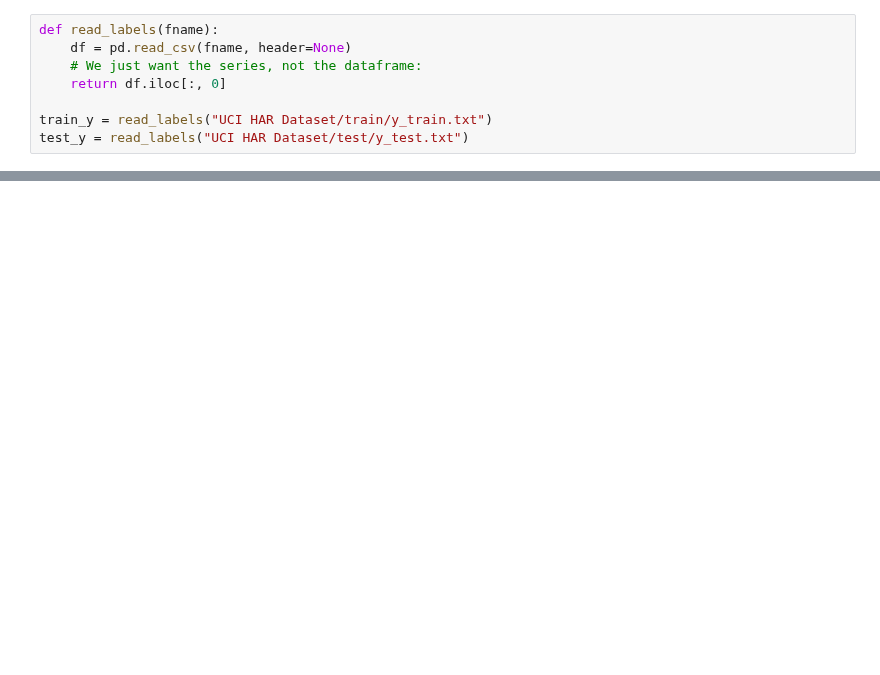
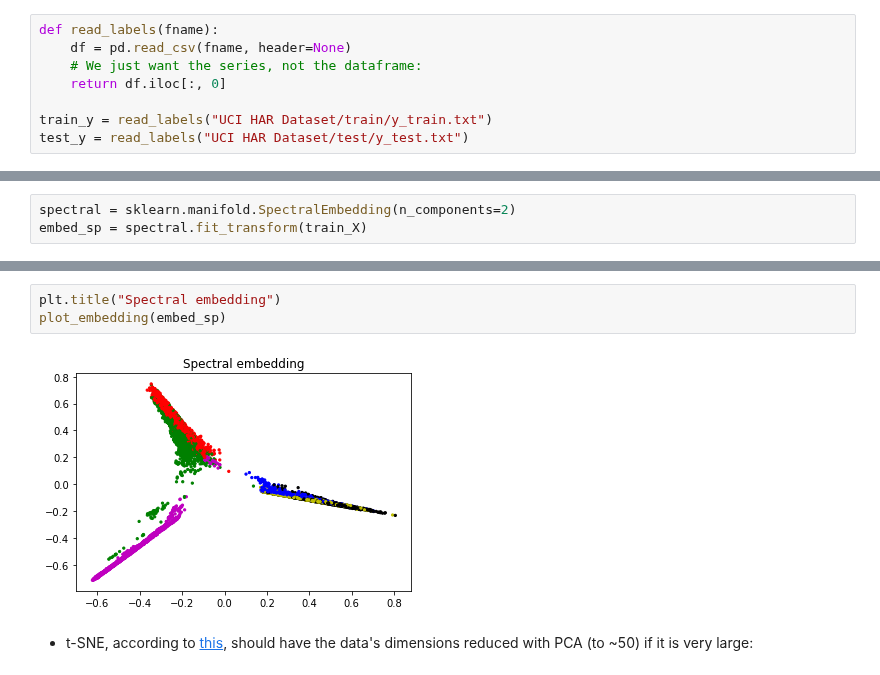
Before and after one commit to Hodapp87/yazabi-tensorflow-classification-test, a Jupyter notebook: Yazabi - TensorFlow skills test (classification).ipynb, the cells around one changed output, grey strips where cells are left out. Cells and saved outputs as stored; diff of their text form; blank space fills up the shorter version.

```diff
--- a/Yazabi - TensorFlow skills test (classification).ipynb
+++ b/Yazabi - TensorFlow skills test (classification).ipynb
@@ -77,0 +136,3 @@ test_X_accZ = read_accel("z", "test")
+# %%
+spectral = sklearn.manifold.SpectralEmbedding(n_components=2)
+embed_sp = spectral.fit_transform(train_X)
@@ -77,0 +154,7 @@ test_X_accZ = read_accel("z", "test")
+# %%
+plt.title("Spectral embedding")
+plot_embedding(embed_sp)
+# %% [output]
+[figure, added]
+# %% [markdown]
+- t-SNE, according to [this](https://medium.com/@luckylwk/visualising-high-dimensional-datasets-using-pca-and-t-sne-in-python-8ef87e7915b), should have the data's dimensions reduced with PCA (to ~50) if it is very large:
```
Also changed, not shown: parts of 20 cells of this notebook, 1 other file.
